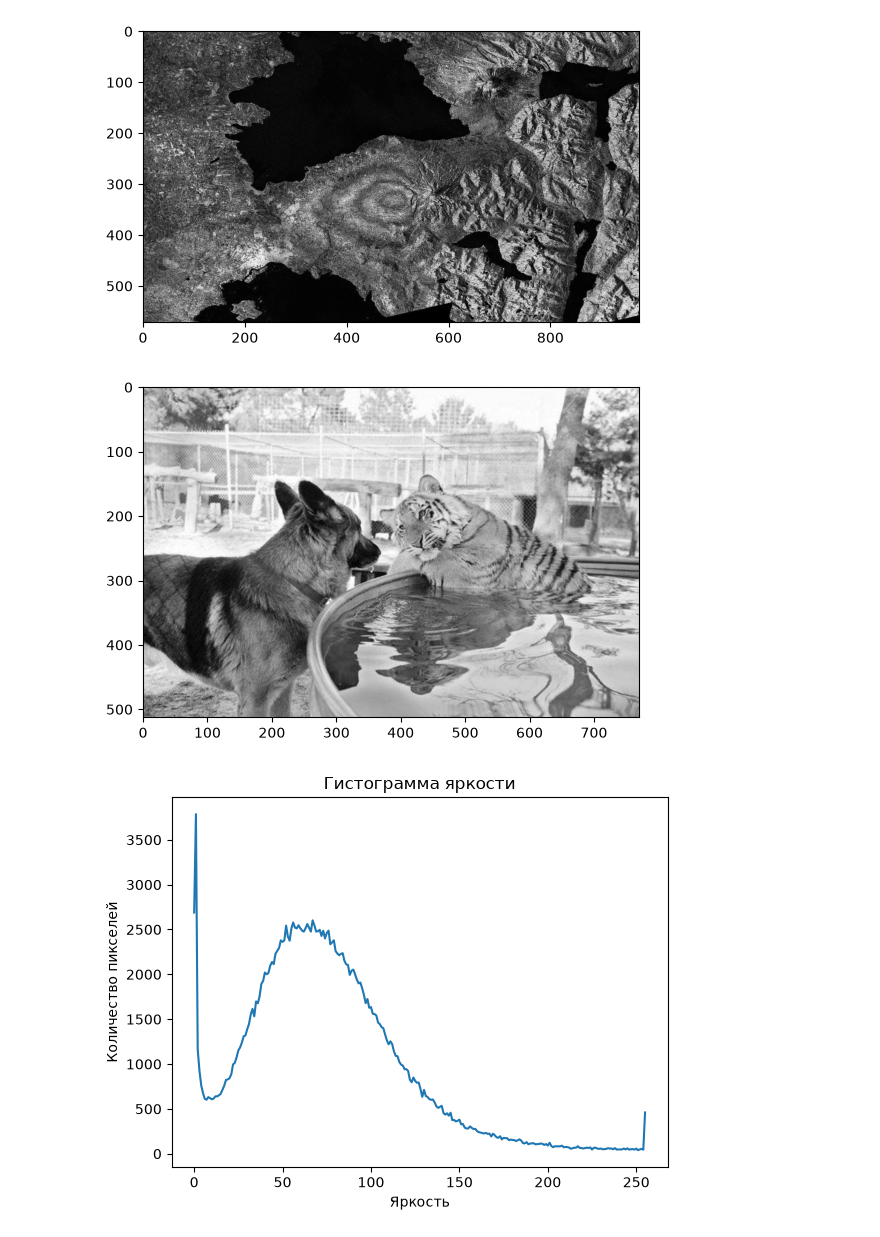
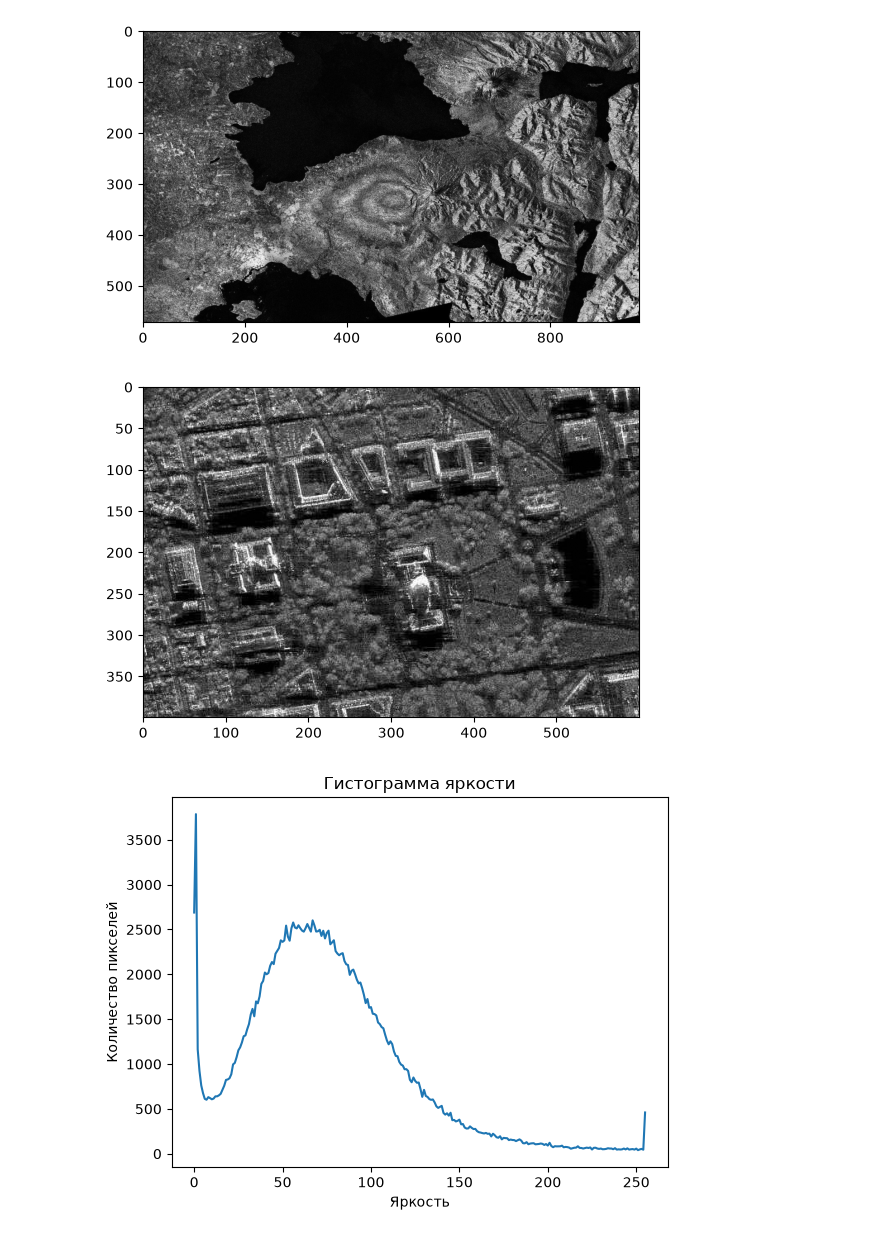
Before and after one commit to 4ne4ka/IP, a Jupyter notebook: Practice_1/DE_IP_2024_Task_1.ipynb, the cells around one changed output. Drawn from its saved outputs; the diff is of its cells as text; code cells hidden in the pictures.

```diff
--- a/Practice_1/DE_IP_2024_Task_1.ipynb
+++ b/Practice_1/DE_IP_2024_Task_1.ipynb
@@ -188,11 +188,11 @@ plt.imshow(image_gray, cmap="gray")
 # 6. Протестируйте работу алгоритмов пороговой фильтрации с различными параметрами.
 # Для каждого решения - напечатайте результат
 # %%
-img = cv2.imread('vot-takaja-vot-mem.jpg', cv2.IMREAD_GRAYSCALE)
-plt.imshow(img, cmap='gray')
+img = cv2.imread('s.jpg', cv2.IMREAD_GRAYSCALE)
+plt.imshow(img, cmap='gray')s
 plt.show()
 # %% [output]
-[figure, old version]
+[figure, new version]
 # %%
 hist = cv2.calcHist([image_gray_1], [0], None, [256], [0, 256])
 
```
Also changed, not shown: parts of 4 cells of this notebook.
